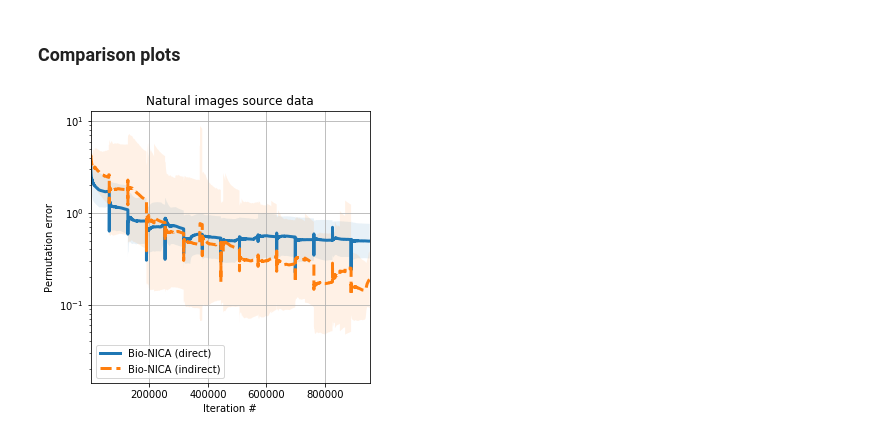
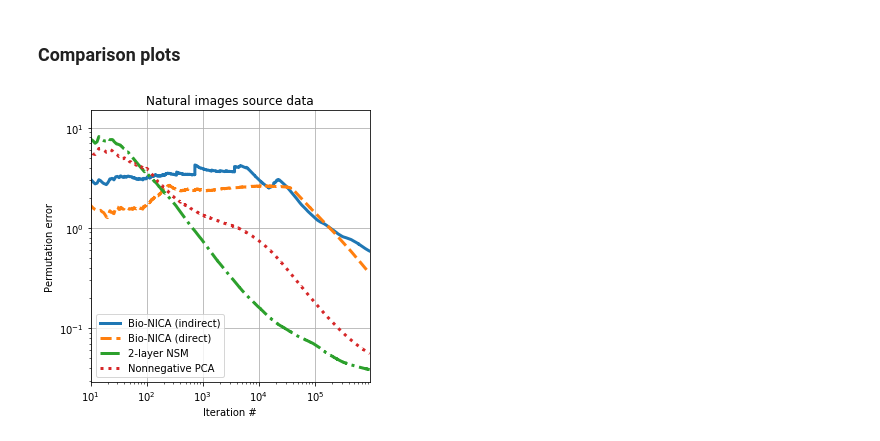
Before and after one commit to flatironinstitute/bio-nica, a Jupyter notebook: demo_image.ipynb, the cells around one changed output. Cells and saved outputs as stored; diff of their text form; code cells hidden in the pictures.

Commit message:
image transformation figure

```diff
--- a/demo_image.ipynb
+++ b/demo_image.ipynb
@@ -52,7 +52,7 @@ plt.show()
 # %%
 epochs = 15; iters = epochs*samples
 # %%
-trials = 10 # set the number of trials
+trials = 1 # set the number of trials
 
 bionica_direct_err = np.zeros((trials,iters))
 bionica_indirect_err = np.zeros((trials,iters))
@@ -238,29 +273,29 @@ Bio-NICA (indirect) permutation error: 0.33768754535862167
 # %%
 linewidth = 3
 
 t = list(range(iters))
 
 fig = plt.figure(figsize=(5,5))
 
 ax = plt.subplot(1, 1, 1)
 
 add_fill_lines(ax, t, bionica_indirect_err, plot_kwargs={'ls': '-', 'lw': linewidth, 'label': 'Bio-NICA (indirect)'})
 add_fill_lines(ax, t, bionica_direct_err, plot_kwargs={'ls': '--', 'lw': linewidth, 'label': 'Bio-NICA (direct)'})
-# add_fill_lines(ax, t, nsm_err, plot_kwargs={'ls': '-.', 'lw': linewidth, 'label': '2-layer NSM'})
-# add_fill_lines(ax, t, npca_err, plot_kwargs={'ls': ':', 'lw': linewidth, 'label': 'Nonnegative PCA'})
+add_fill_lines(ax, t, nsm_err, plot_kwargs={'ls': '-.', 'lw': linewidth, 'label': '2-layer NSM'})
+add_fill_lines(ax, t, npca_err, plot_kwargs={'ls': ':', 'lw': linewidth, 'label': 'Nonnegative PCA'})
 
-ax.semilogy()
+ax.loglog()
 
 plt.title(f"Natural images source data")
 plt.grid()
 plt.legend(loc = 'lower left')
 plt.xlabel('Iteration #')
 plt.ylabel('Permutation error')
-plt.xlim((1e2,iters))
+plt.xlim((1e1,iters))
 # plt.ylim(bottom=10**-4,)
 # plt.ylim(10**-3,10**.8)
 
-# plt.savefig(f'plots/{dataset}.png', dpi=300, transparent='true', bbox_inches='tight')
+# plt.savefig(f'plots/images.png', dpi=300, transparent='true', bbox_inches='tight')
 plt.show()
 # %% [output]
-[figure, old version]
+[figure, new version]
```
Also changed, not shown: parts of 4 cells of this notebook, 4 other files.
